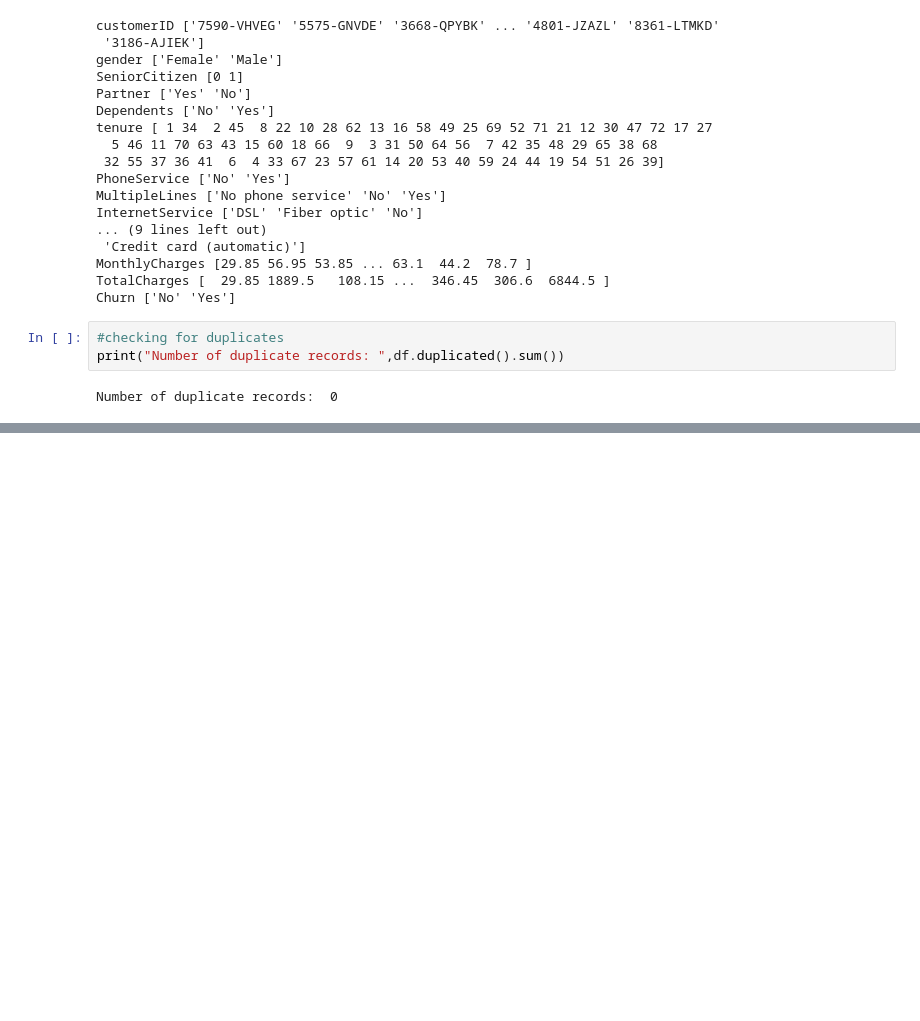
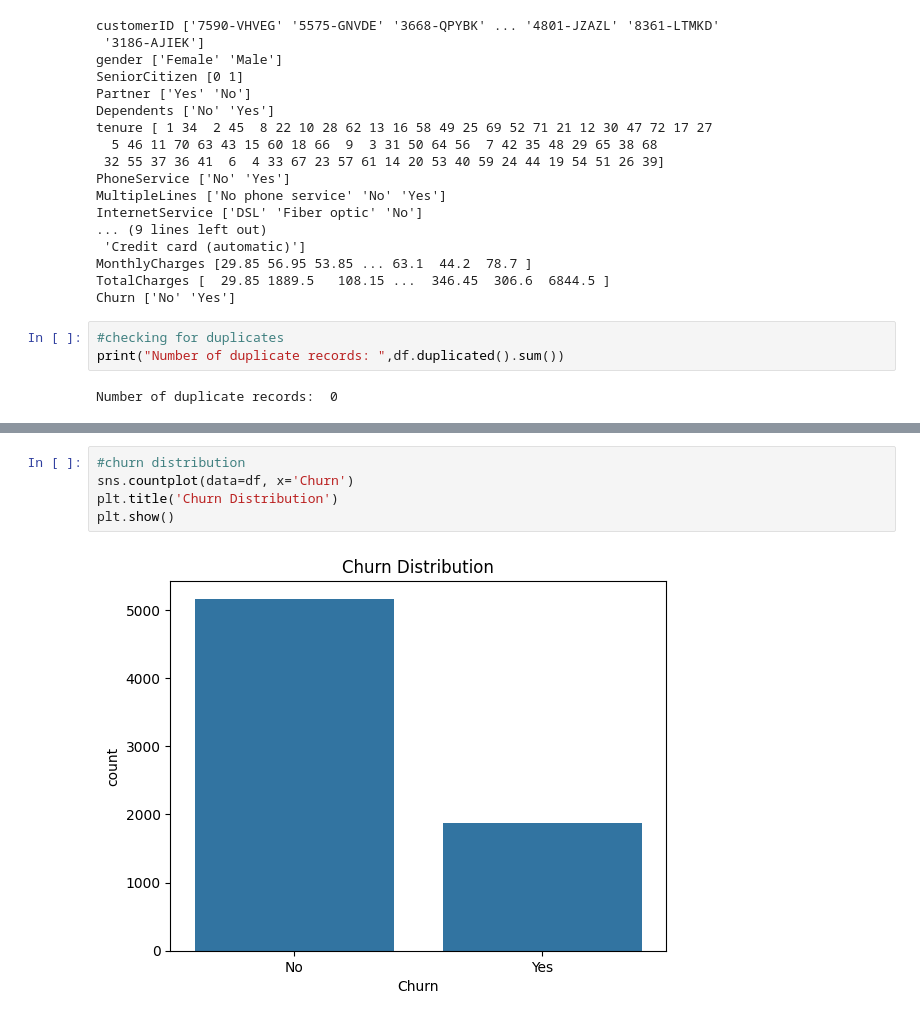
Before and after one commit to AayeshaF/Telco_Churn_Prediction, a Jupyter notebook: CustomerChurnPrediction.ipynb, the cells around one changed output, grey strips where cells are left out. Cells and saved outputs as stored; diff of their text form; blank space fills up the shorter version.

```diff
--- a/CustomerChurnPrediction.ipynb
+++ b/CustomerChurnPrediction.ipynb
@@ -217,0 +201,7 @@ Churn ['No' 'Yes']
+# %%
+#churn distribution
+sns.countplot(data=df, x='Churn')
+plt.title('Churn Distribution')
+plt.show()
+# %% [output]
+[figure, added]
```
Also changed, not shown: parts of 9 cells of this notebook.
